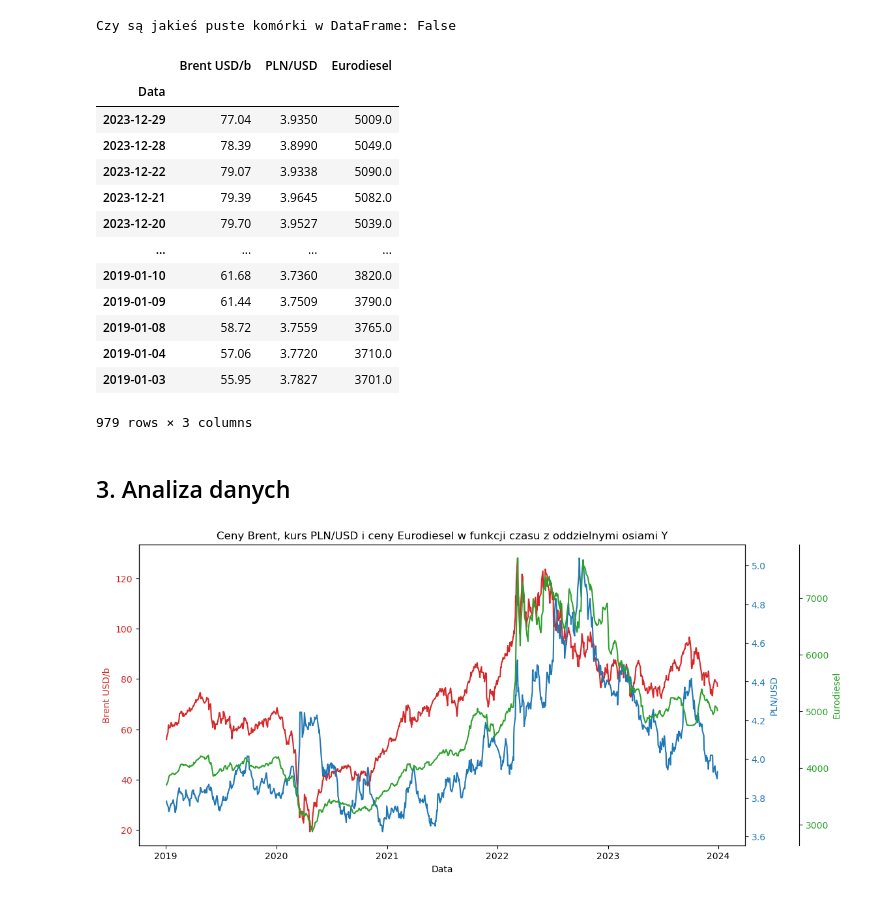
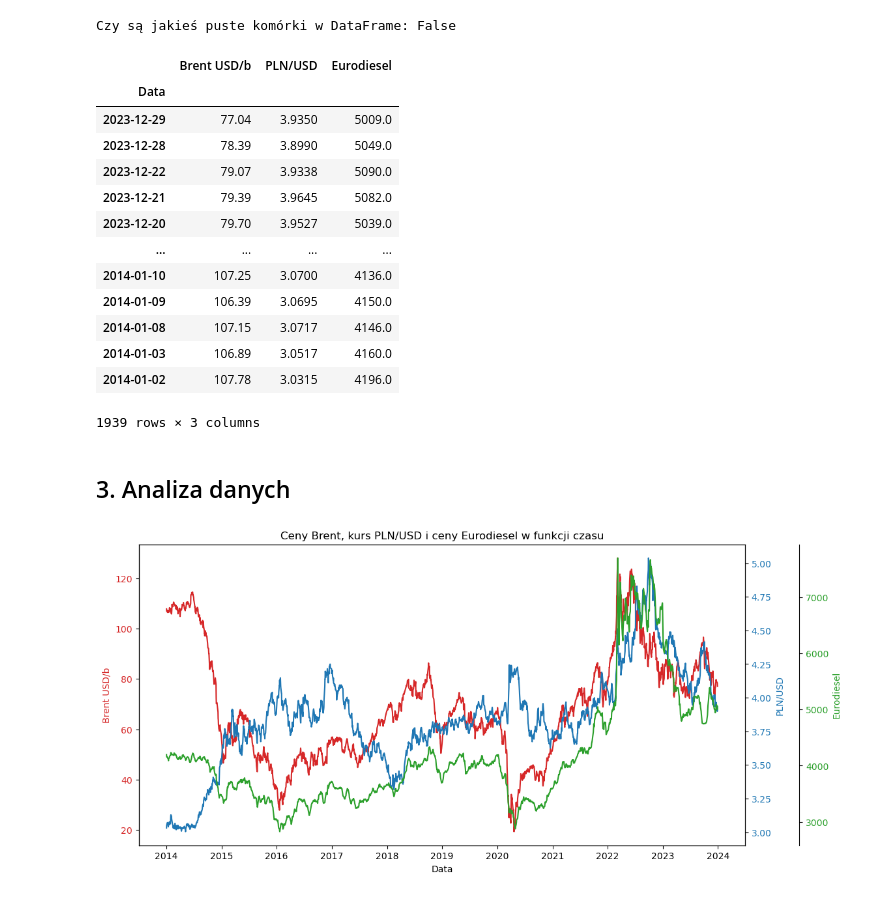
Before and after one commit to mariuszkam4/Orlen_fuel_prices, a Jupyter notebook: Orlen_fuel_prices.ipynb, the cells around one changed output. Cells and saved outputs as stored; diff of their text form; code cells hidden in the pictures.

```diff
--- a/Orlen_fuel_prices.ipynb
+++ b/Orlen_fuel_prices.ipynb
@@ -18,7 +18,7 @@ True
 ## 1. Wczytywanie danych
 # %%
 # Pobranie danych historycznych dotyczących cen ropy brent z pliku csv
-brent = pd.read_csv('Dane historyczne dla Kontrakty terminowe na ropę Brent.csv')
+brent = pd.read_csv('Brent od 01-01-2014.csv')
 brent
 # %% [output]
 |  | Data | Ostatnio | Otwarcie | Max. | Min. | Wol. | Zmiana% |
@@ -37,6 +37,6 @@ brent
 # %%
 # Pobranie danych histyorycznych kursu USD z pliku CSV
-USD = pd.read_csv('moneypl-1705353753269.csv')
+USD = pd.read_csv('USD_01-01-2014-2024.csv')
 USD
 # %% [output]
 |  | Tabela | Data | Kurs średni | Zmiana |
@@ -58,7 +58,7 @@ USD
 url = 'https://www.lotos.pl/145/type,oil_eurodiesel/dla_biznesu/hurtowe_ceny_paliw/archiwum_cen_paliw'
 
 # Ustawienie zakresu dat
-start_date = datetime(2019, 1, 1)
+start_date = datetime(2014, 1, 1)
 end_date = datetime(2023, 12, 31)
 
 # Funkcja do pobrania i przetworzenia danych
@@ -176,39 +176,39 @@ merged_df
 | 2023-12-21 | 79.39 | 3.9645 | 5082.0 |
 | 2023-12-20 | 79.70 | 3.9527 | 5039.0 |
 | ... | ... | ... | ... |
-| 2019-01-10 | 61.68 | 3.7360 | 3820.0 |
-| 2019-01-09 | 61.44 | 3.7509 | 3790.0 |
-| 2019-01-08 | 58.72 | 3.7559 | 3765.0 |
-| 2019-01-04 | 57.06 | 3.7720 | 3710.0 |
-| 2019-01-03 | 55.95 | 3.7827 | 3701.0 |
+| 2014-01-10 | 107.25 | 3.0700 | 4136.0 |
+| 2014-01-09 | 106.39 | 3.0695 | 4150.0 |
+| 2014-01-08 | 107.15 | 3.0717 | 4146.0 |
+| 2014-01-03 | 106.89 | 3.0517 | 4160.0 |
+| 2014-01-02 | 107.78 | 3.0315 | 4196.0 |
-979 rows × 3 columns
+1939 rows × 3 columns
 # %% [markdown]
 ## 3. Analiza danych
 # %%
 # Tworzenie zbiorczego wykresu danych
 fig, ax1 = plt.subplots(figsize=(12, 6))
 
 color = 'tab:red'
 ax1.set_xlabel('Data')
 ax1.set_ylabel('Brent USD/b', color=color)
 ax1.plot(merged_df['Brent USD/b'], color=color)
 ax1.tick_params(axis='y', labelcolor=color)
 
 ax2 = ax1.twinx()
 color = 'tab:blue'
 ax2.set_ylabel('PLN/USD', color=color)
 ax2.plot(merged_df['PLN/USD'], color=color)
 ax2.tick_params(axis='y', labelcolor=color)
 
 ax3 = ax1.twinx()
 color = 'tab:green'
 ax3.spines['right'].set_position(('outward', 60))
 ax3.set_ylabel('Eurodiesel', color=color)
 ax3.plot(merged_df['Eurodiesel'], color=color)
 ax3.tick_params(axis='y', labelcolor=color)
 
-plt.title('Ceny Brent, kurs PLN/USD i ceny Eurodiesel w funkcji czasu z oddzielnymi osiami Y')
+plt.title('Ceny Brent, kurs PLN/USD i ceny Eurodiesel w funkcji czasu')
 
 plt.show()
 # %% [output]
-[figure, old version]
+[figure, new version]
```
Also changed, not shown: parts of 9 cells of this notebook, 1 other file.
